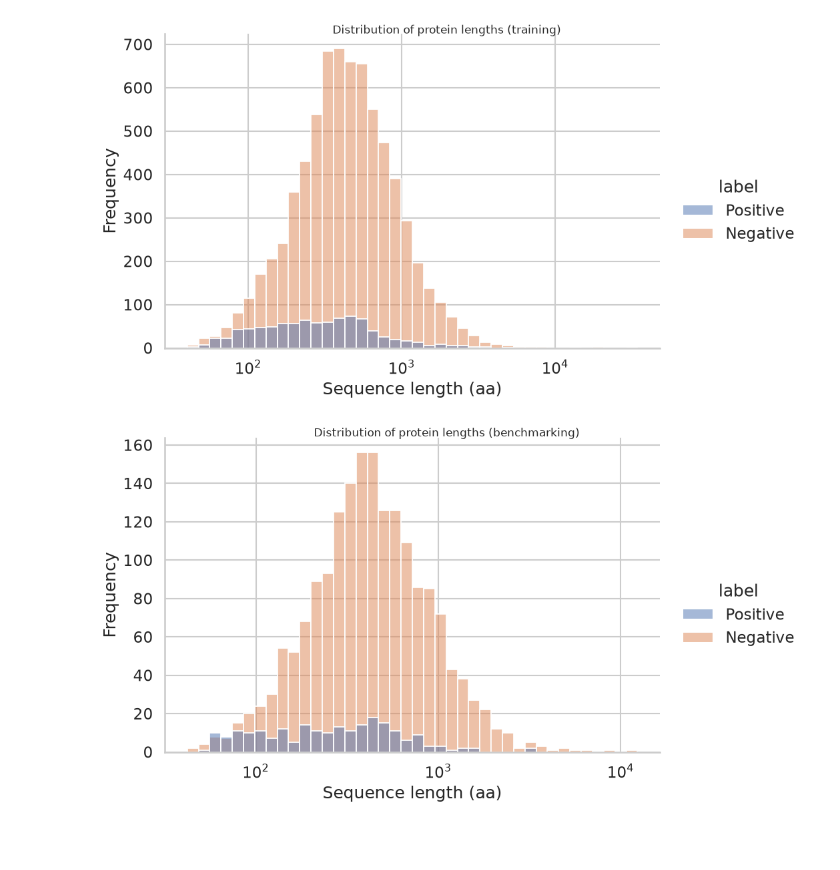
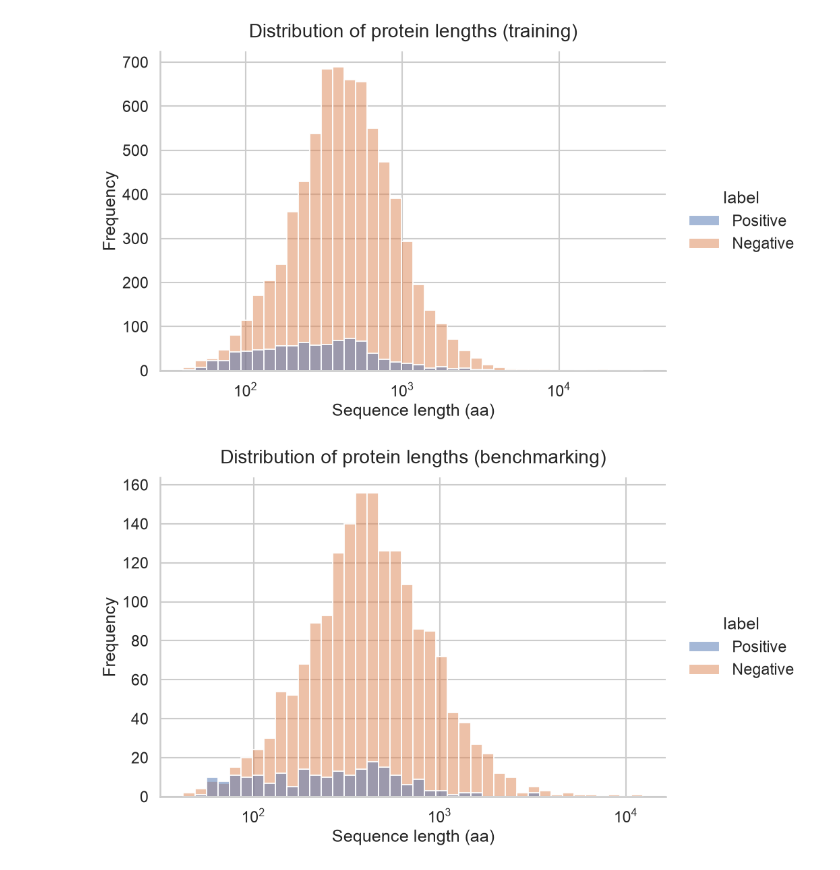
Before and after one commit to ToniMontana99/LB2_project_Group_7, a Jupyter notebook: 0.3_data_analysis/LB2_script_plots.ipynb, the cells around one changed output. Drawn from its saved outputs; the diff is of its cells as text; code cells hidden in the pictures; blank space fills up the shorter version.

Commit message:
plot updates

```diff
--- a/0.3_data_analysis/LB2_script_plots.ipynb
+++ b/0.3_data_analysis/LB2_script_plots.ipynb
@@ -12,22 +14,22 @@ df_bn = pd.read_csv("../0.2_data_pre_processing/0.2.2_train/benchmarking_annotat
 # %%
 # PROTEIN LENGTHS DISTRIBUTION - TRAINING
 df = df_tr.dropna(subset=["label"]).copy()
 df["label"] = df["label"].map({1.0: "Positive", 0.0: "Negative"})     # We set labels as strings
 
 g = sns.displot(
     data=df,
     x="length",
     hue="label",                                      # This way, we separate positives and negatives
     log_scale=True,
     bins=40,
     height=6,
     aspect=1.5
 )
 g.set_axis_labels("Sequence length (aa)", "Frequency")
-g.fig.suptitle("Distribution of protein lengths (training)\n", fontsize = 12)
+g.ax.set_title("Distribution of protein lengths (training)", fontsize=20, pad=15)
 plt.show()
 # %% [output]
-[figure, old version]
+[figure, new version]
 # %%
 # PROTEIN LENGTHS DISTRIBUTION - BENCHMARKING
 df = df_bn.dropna(subset=["label"]).copy()
@@ -43,10 +45,10 @@ g = sns.displot(
     aspect=1.5
 )
 g.set_axis_labels("Sequence length (aa)", "Frequency")
-g.fig.suptitle("Distribution of protein lengths (benchmarking)", fontsize = 12)
+g.ax.set_title("Distribution of protein lengths (benchmarking)", fontsize=20, pad=15)
 plt.show()
 # %% [output]
-[figure, old version]
+[figure, new version]
 # %%
 # SP LENGTHS DISTRIBUTION - TRAINING
 df = df_tr.dropna(subset=["label"]).copy()
```
Also changed, not shown: parts of 7 cells of this notebook, 15 other files.
